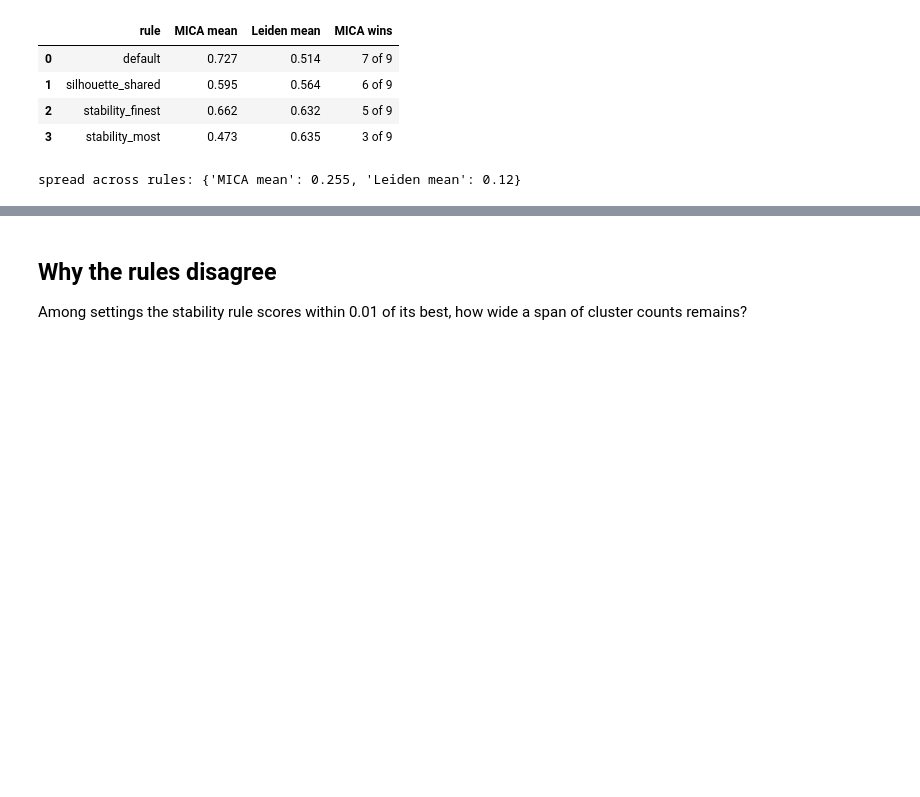
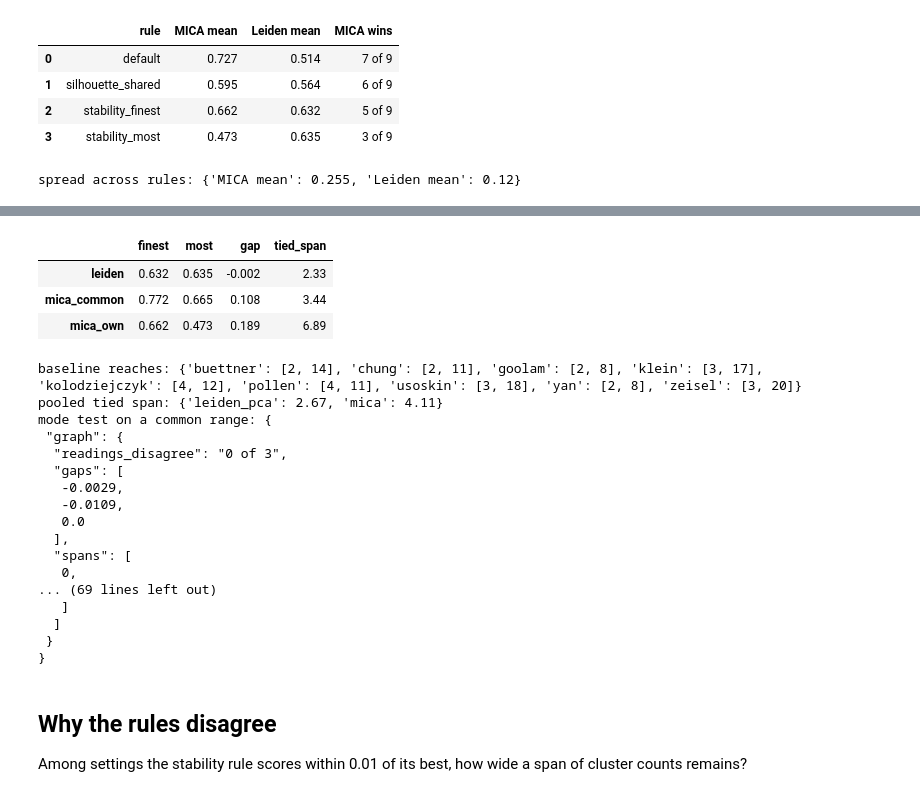
Before and after one commit to utshabkg/scminer-clustering, a Jupyter notebook: notebooks/assignment3_results.ipynb, the cells around one changed output, grey strips where cells are left out. Drawn from its saved outputs; the diff is of its cells as text; code cells hidden in the pictures; blank space fills up the shorter version.

```diff
--- a/notebooks/assignment3_results.ipynb
+++ b/notebooks/assignment3_results.ipynb
@@ -87,3 +99,31 @@ spread across rules: {'MICA mean': 0.255, 'Leiden mean': 0.12}
+# %%
+cr = nums["common_range"]
+display(pd.DataFrame(cr["means"]).T.round(3))
+print("baseline reaches:", cr["baseline_reach"])
+print("pooled tied span:", cr["pooled_tied_span"])
+print("mode test on a common range:", json.dumps(nums["mode_size_common_range"], indent=1))
+# %% [output]
+|  | finest | most | gap | tied_span |
+| leiden | 0.632 | 0.635 | -0.002 | 2.33 |
+| mica_common | 0.772 | 0.665 | 0.108 | 3.44 |
+| mica_own | 0.662 | 0.473 | 0.189 | 6.89 |
+baseline reaches: {'buettner': [2, 14], 'chung': [2, 11], 'goolam': [2, 8], 'klein': [3, 17], 'kolodziejczyk': [4, 12], 'pollen': [4, 11], 'usoskin': [3, 18], 'yan': [2, 8], 'zeisel': [3, 20]}
+pooled tied span: {'leiden_pca': 2.67, 'mica': 4.11}
+mode test on a common range: {
+ "graph": {
+  "readings_disagree": "0 of 3",
+  "gaps": [
+   -0.0029,
+   -0.0109,
+   0.0
+  ],
+  "spans": [
+   0,
+... (69 lines left out)
+   ]
+  ]
+ }
+}
 # %% [markdown]
 ## Why the rules disagree
 
```
Also changed, not shown: parts of 6 cells of this notebook, 11 other files.
